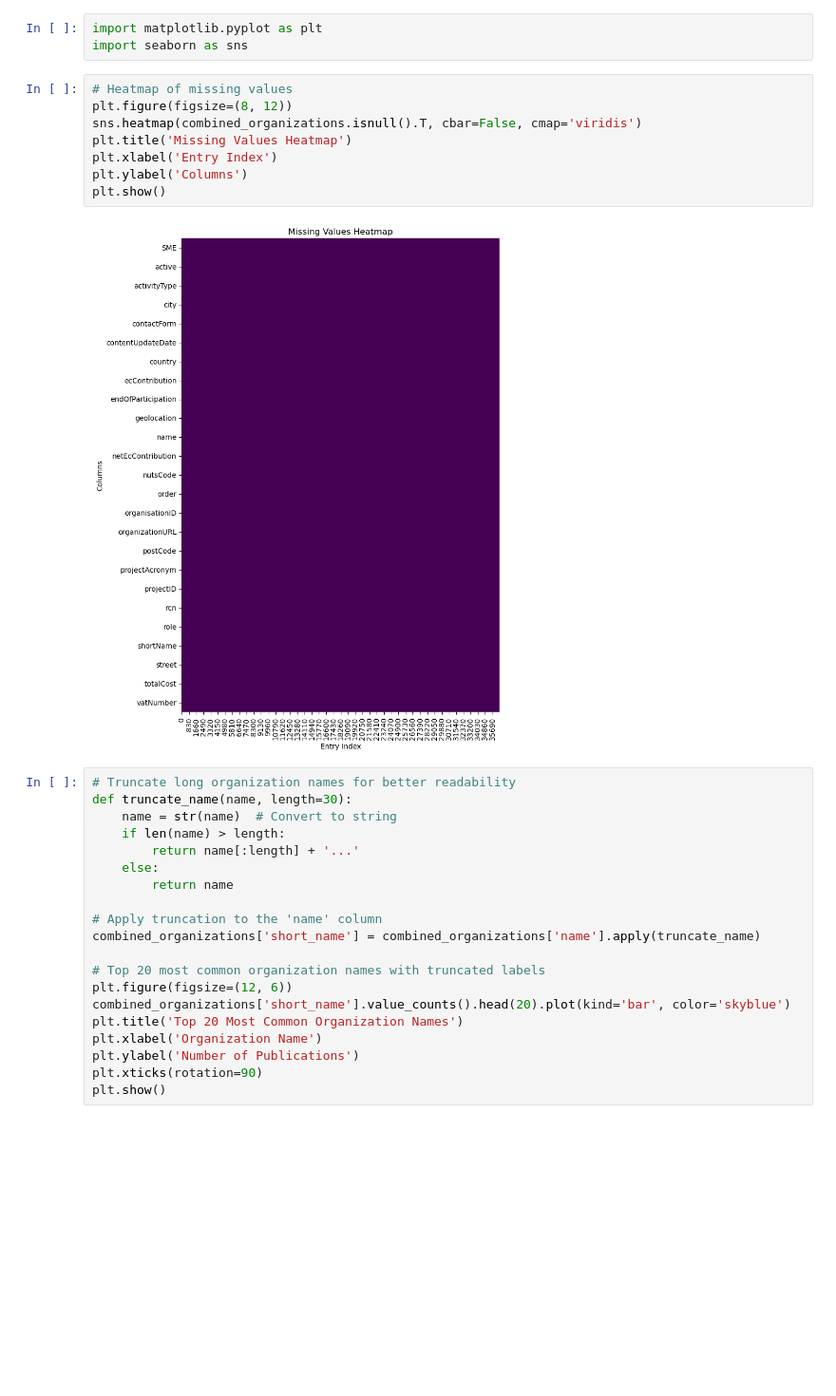
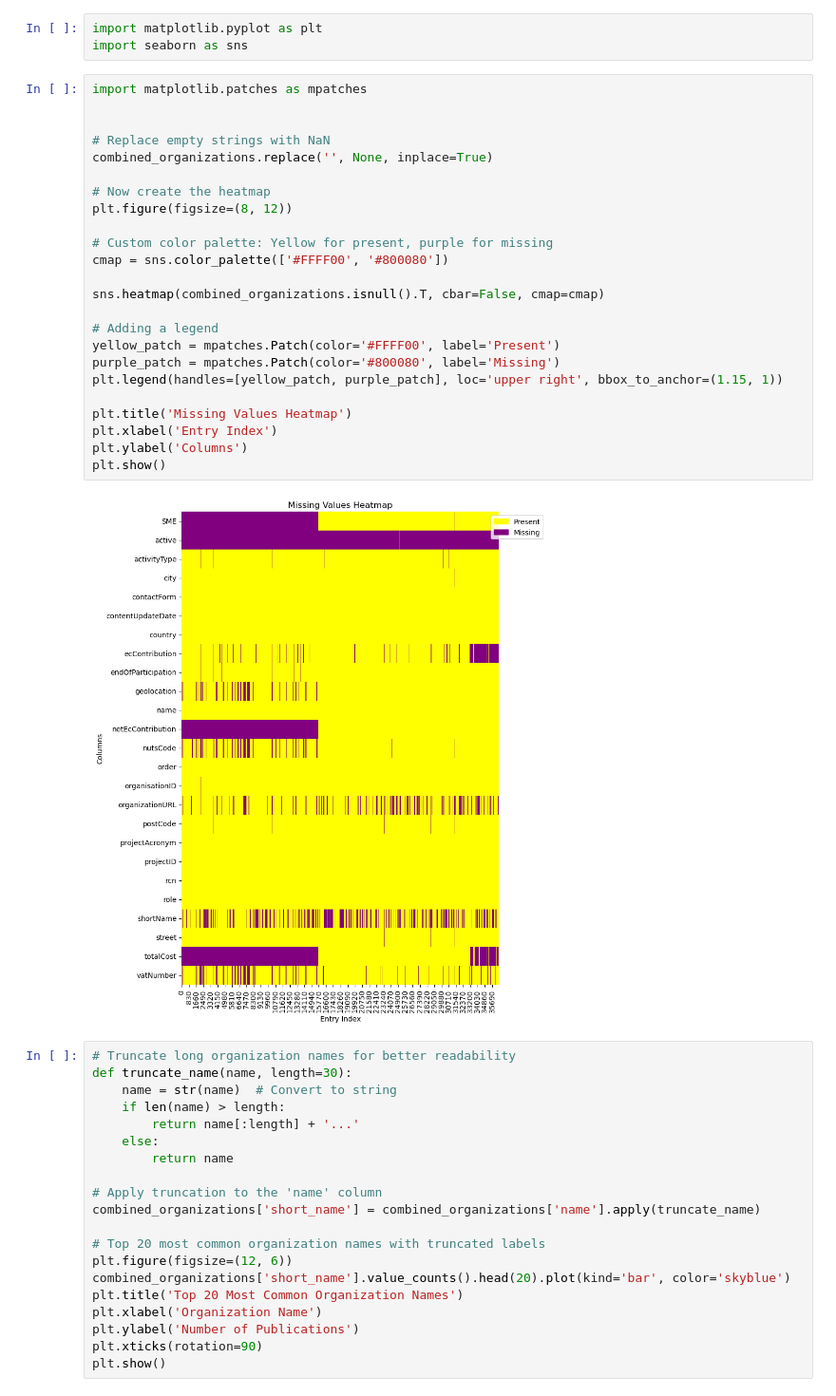
Before and after one commit to hpfield/OrgSync, a Jupyter notebook: eda/initial_look.ipynb, the cells around one changed output. Shown at 95% size. Cells and saved outputs as stored; diff of their text form; blank space fills up the shorter version.

```diff
--- a/eda/initial_look.ipynb
+++ b/eda/initial_look.ipynb
@@ -51,16 +53,32 @@ combined_organizations.head()
 # %%
 import matplotlib.pyplot as plt
 import seaborn as sns
-# %%
-# Heatmap of missing values
-plt.figure(figsize=(8, 12))
-sns.heatmap(combined_organizations.isnull().T, cbar=False, cmap='viridis')
-plt.title('Missing Values Heatmap')
-plt.xlabel('Entry Index')
-plt.ylabel('Columns')
-plt.show()
-# %% [output]
-[figure, removed]
+# %%
+import matplotlib.patches as mpatches
+
+
+# Replace empty strings with NaN
+combined_organizations.replace('', None, inplace=True)
+
+# Now create the heatmap
+plt.figure(figsize=(8, 12))
+
+# Custom color palette: Yellow for present, purple for missing
+cmap = sns.color_palette(['#FFFF00', '#800080'])
+
+sns.heatmap(combined_organizations.isnull().T, cbar=False, cmap=cmap)
+
+# Adding a legend
+yellow_patch = mpatches.Patch(color='#FFFF00', label='Present')
+purple_patch = mpatches.Patch(color='#800080', label='Missing')
+plt.legend(handles=[yellow_patch, purple_patch], loc='upper right', bbox_to_anchor=(1.15, 1))
+
+plt.title('Missing Values Heatmap')
+plt.xlabel('Entry Index')
+plt.ylabel('Columns')
+plt.show()
+# %% [output]
+[figure, added]
 # %%
 # Truncate long organization names for better readability
 def truncate_name(name, length=30):
```
Also changed, not shown: parts of 3 cells of this notebook, 4 other files.
